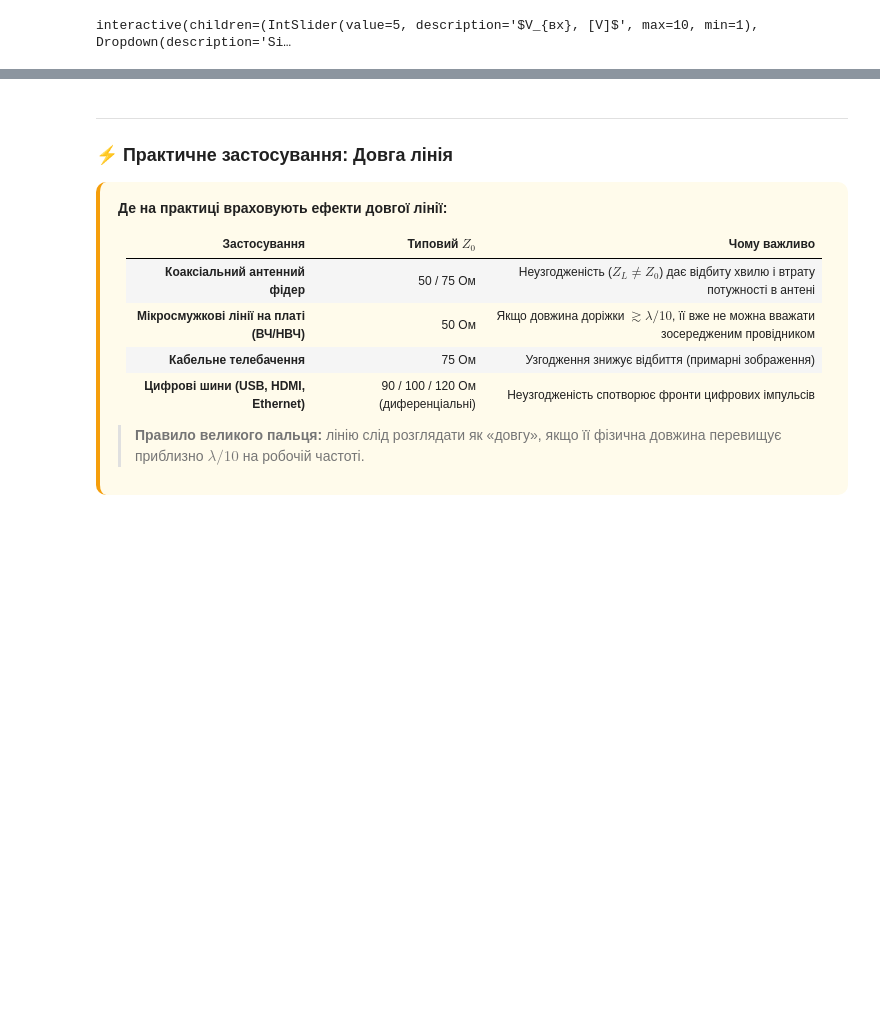
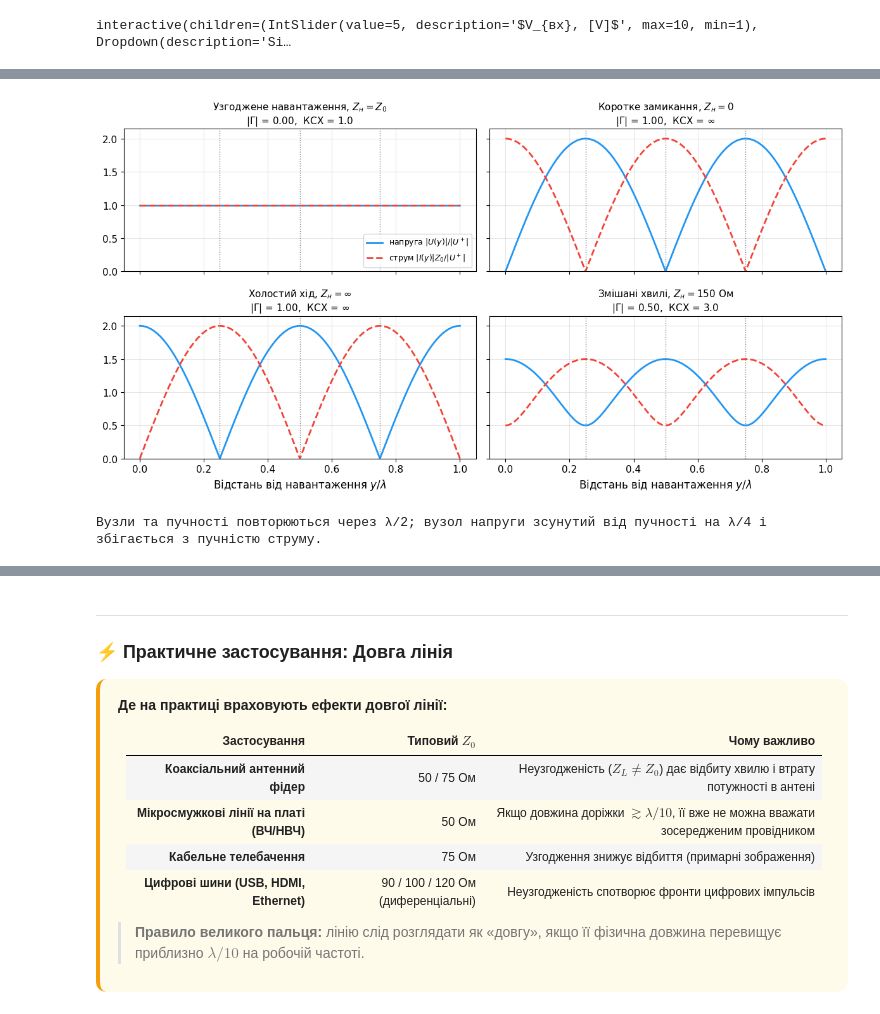
Before and after one commit to vim4all/Lectures_Basics_of_radio_electronics_in_Ukrainian, a Jupyter notebook: Тема_13_Довга_лінія.ipynb, the cells around one changed output, grey strips where cells are left out. Saved outputs shown, nothing was run; the diff lists cells and outputs as text; code cells hidden in the pictures; blank space fills up the shorter version.

```diff
--- a/Тема_13_Довга_лінія.ipynb
+++ b/Тема_13_Довга_лінія.ipynb
@@ -551,0 +639,28 @@ interactive(children=(IntSlider(value=5, description='$V_{вх}, [V]$', max=10,
+# %%
+# Розподіл амплітуд напруги і струму вздовж лінії без втрат для різних навантажень
+Z0_sw = 50.0
+y_sw = np.linspace(0, 1.0, 801)                       # відстань від навантаження, y/λ
+loads_sw = [('Узгоджене навантаження, $Z_н = Z_0$', 50.0),
+            ('Коротке замикання, $Z_н = 0$', 0.0),
+            ('Холостий хід, $Z_н = \\infty$', np.inf),
+            ('Змішані хвилі, $Z_н = 150$ Ом', 150.0)]
+
+fig, axes = plt.subplots(2, 2, figsize=(12, 6.5), sharex=True, sharey=True)
+for ax, (title, ZL_sw) in zip(axes.flat, loads_sw):
+    Gam_sw = 1.0 if np.isinf(ZL_sw) else (ZL_sw - Z0_sw) / (ZL_sw + Z0_sw)
+    rot = np.exp(-2j * 2 * np.pi * y_sw)              # e^{-j2βy}
+    ax.plot(y_sw, np.abs(1 + Gam_sw * rot), color='#2196F3', label='напруга $|U(y)|/|U^+|$')
+    ax.plot(y_sw, np.abs(1 - Gam_sw * rot), color='#F44336', ls='--', label='струм $|I(y)|Z_0/|U^+|$')
+    vswr_sw = '∞' if abs(Gam_sw) == 1 else f'{(1 + abs(Gam_sw)) / (1 - abs(Gam_sw)):.1f}'
+    ax.set_title(f'{title}\n$|\\Gamma|$ = {abs(Gam_sw):.2f},  КСХ = {vswr_sw}', fontsize=11)
+    for q in (0.25, 0.5, 0.75):
+        ax.axvline(q, color='gray', ls=':', lw=1)
+    ax.set_ylim(0, 2.15)
+for ax in axes[1]:
+    ax.set_xlabel('Відстань від навантаження $y/\\lambda$')
+axes[0, 0].legend(loc='lower right', fontsize=9)
+plt.tight_layout(); plt.show()
+print('Вузли та пучності повторюються через λ/2; вузол напруги зсунутий від пучності на λ/4 і збігається з пучністю струму.')
+# %% [output]
+[figure, added]
+Вузли та пучності повторюються через λ/2; вузол напруги зсунутий від пучності на λ/4 і збігається з пучністю струму.
```
Also changed, not shown: parts of 15 cells of this notebook, 10 other files.
